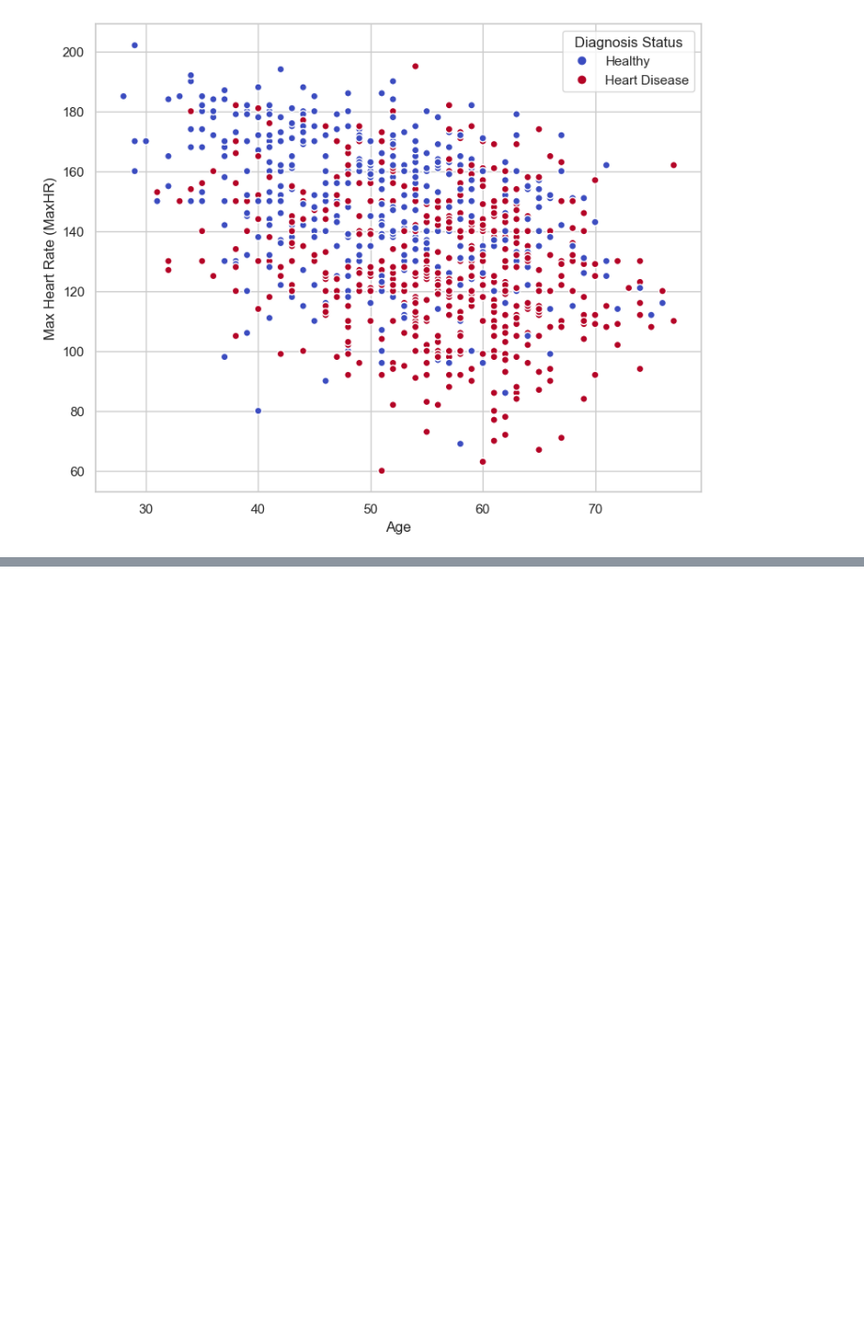
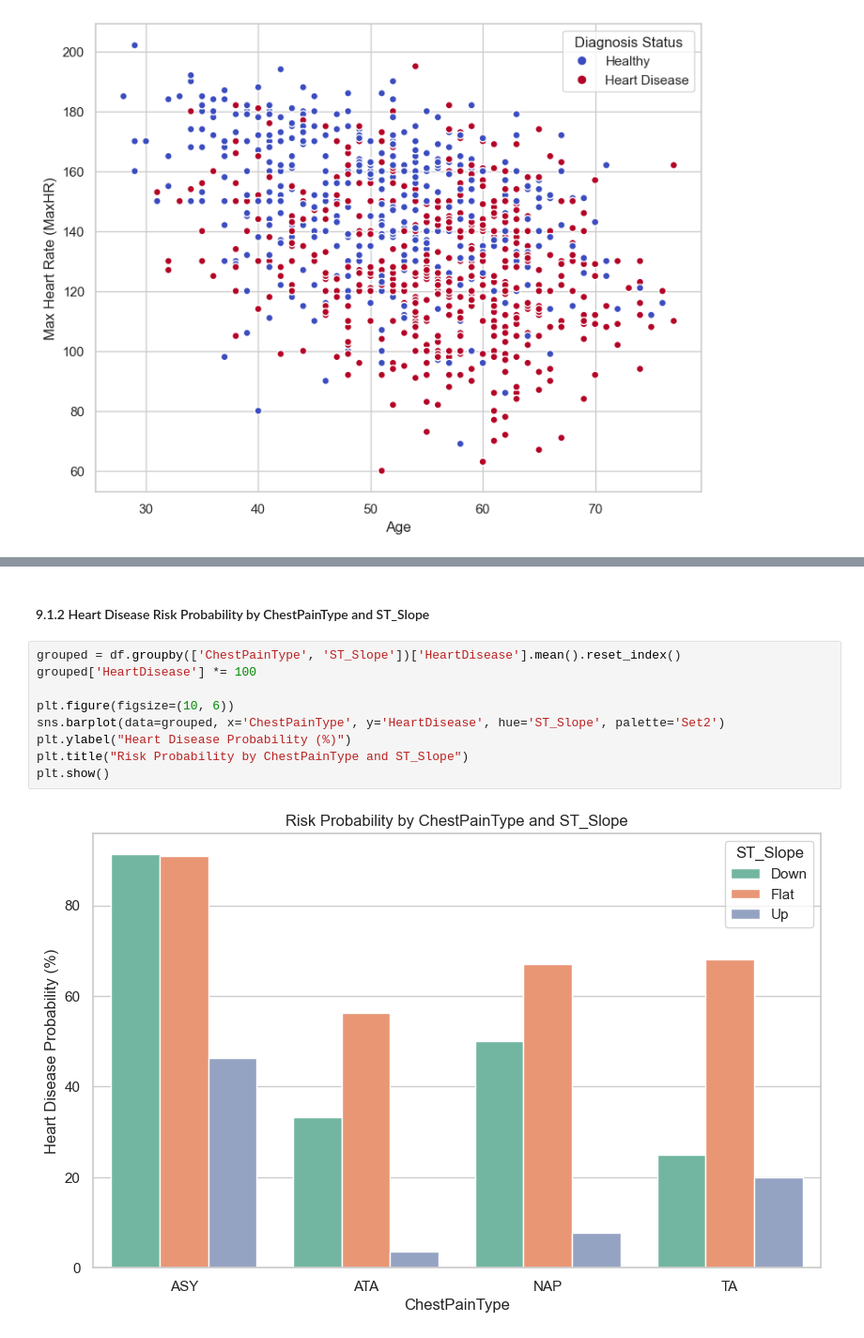
Before and after one commit to NFP-05/heart-disease-prediction, a Jupyter notebook: notebooks/EDA_Heart_Disease.ipynb, the cells around one changed output, grey strips where cells are left out. Shown at 94% size. Drawn from its saved outputs; the diff is of its cells as text; blank space fills up the shorter version.

```diff
--- a/notebooks/EDA_Heart_Disease.ipynb
+++ b/notebooks/EDA_Heart_Disease.ipynb
@@ -712,0 +682,13 @@ plt.show()
+# %% [markdown]
+#### 9.1.2 Heart Disease Risk Probability by ChestPainType and ST_Slope
+# %%
+grouped = df.groupby(['ChestPainType', 'ST_Slope'])['HeartDisease'].mean().reset_index()
+grouped['HeartDisease'] *= 100
+
+plt.figure(figsize=(10, 6))
+sns.barplot(data=grouped, x='ChestPainType', y='HeartDisease', hue='ST_Slope', palette='Set2')
+plt.ylabel("Heart Disease Probability (%)")
+plt.title("Risk Probability by ChestPainType and ST_Slope")
+plt.show()
+# %% [output]
+[figure, added]
```
Also changed, not shown: parts of 41 cells of this notebook.
